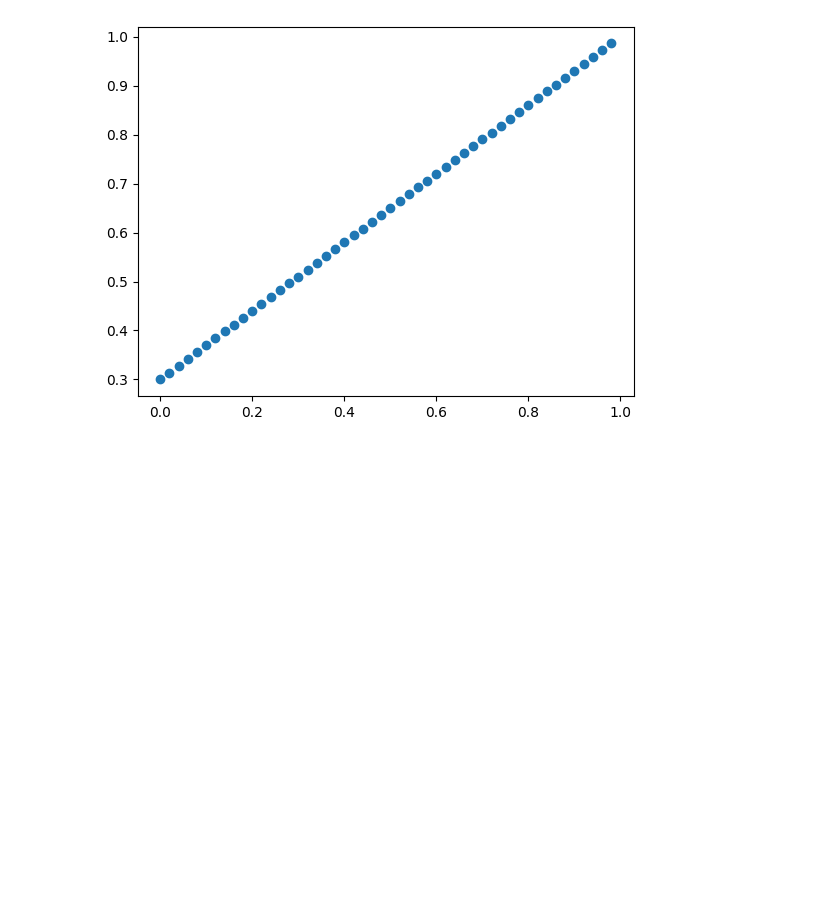
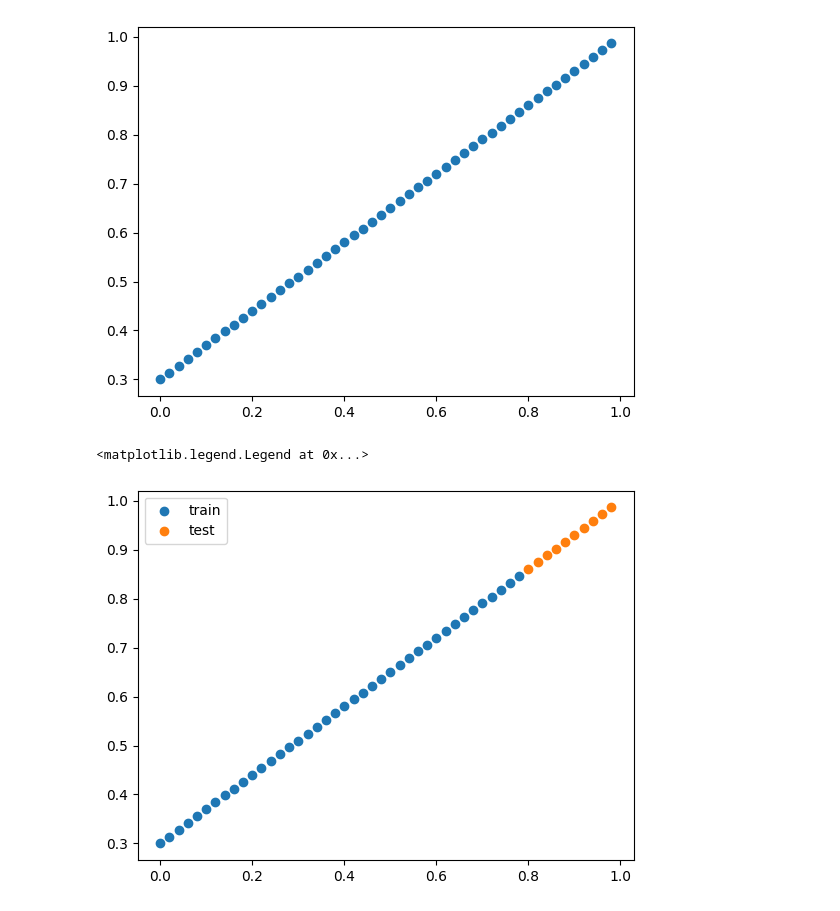
Before and after one commit to surya9112005/library-managemen, a Jupyter notebook: chapter_appendix-tools-for-deep-learning/jupyter.ipynb, the cells around one changed output. Saved outputs shown, nothing was run; the diff lists cells and outputs as text; code cells hidden in the pictures; blank space fills up the shorter version.

```diff
--- a/chapter_appendix-tools-for-deep-learning/jupyter.ipynb
+++ b/chapter_appendix-tools-for-deep-learning/jupyter.ipynb
@@ -182,3 +183,16 @@ X[:5],y[:5]
          [0.3420],
          [0.3560]]))
 [figure]
+# %%
+##splitting data into tranining sets
+train_split=int(0.8*len(X))#taking 80 percent of the data for traning sets
+Xtrain,y_train=X[:train_split],y[:train_split]#selecets the x data point from start apart from testing data
+X_test,y_test=X[train_split:],y[train_split:]#selects the data from the train split
+len(Xtrain),len(y_train),len(X_test),len(y_test)
+#train_split: This variable now stores the index that marks the split between training and testing data. 80% of the data will be used for training.
+plt.scatter(Xtrain,y_train,label='train')
+plt.scatter(X_test,y_test,label='test')
+plt.legend()#used foe muliple outputs to plot on a graph
+# %% [output]
+<matplotlib.legend.Legend at 0x...>
+[figure, added]
```
Also changed, not shown: parts of 2 cells of this notebook.
